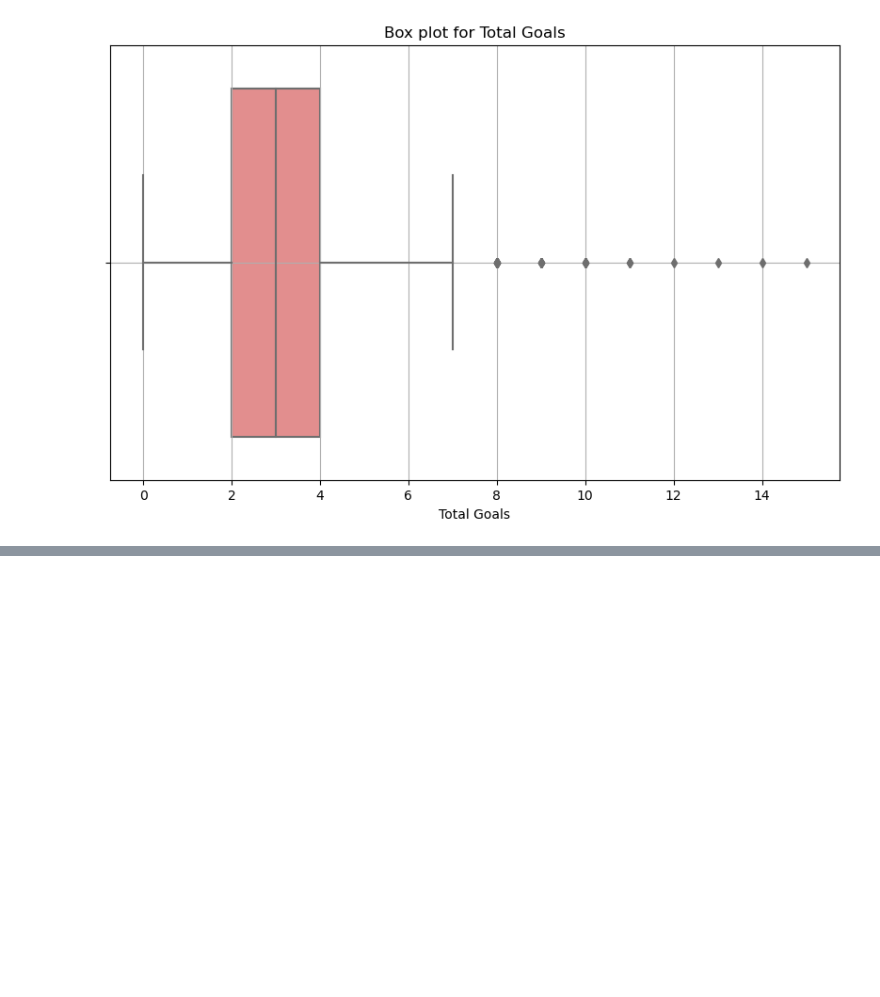
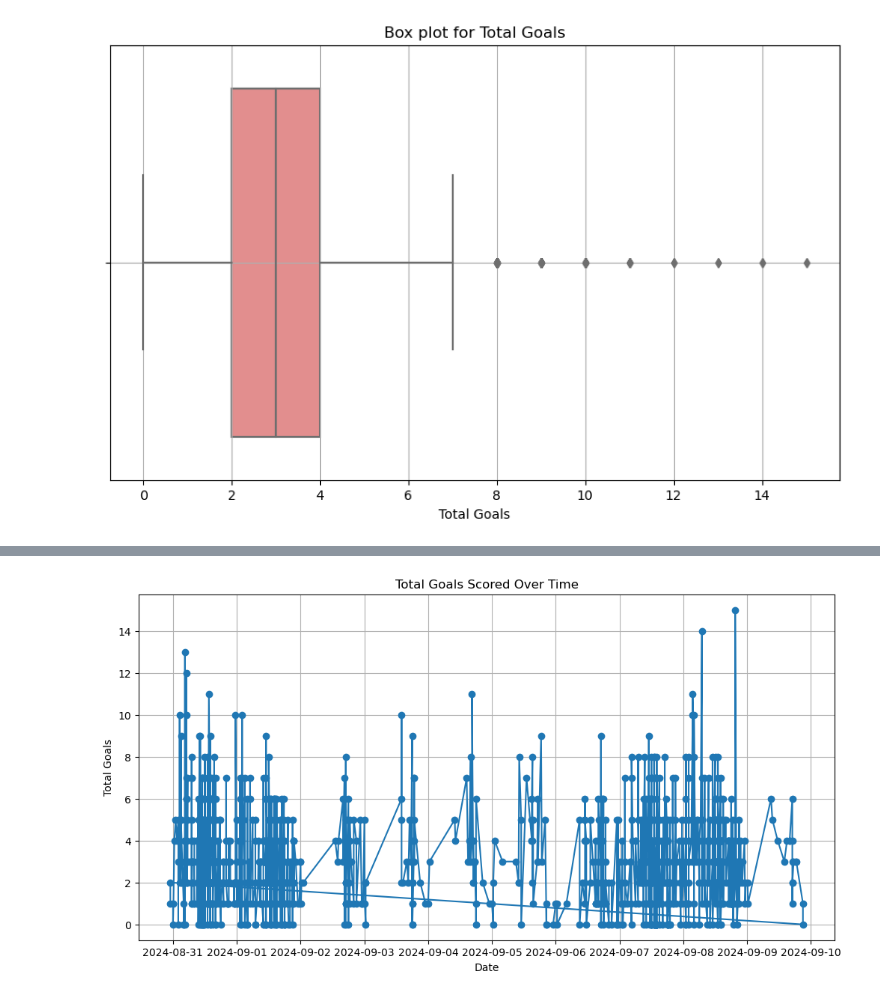
Before and after one commit to MarwaBrian/cel_proj, a Jupyter notebook: winnings.ipynb, the cells around one changed output, grey strips where cells are left out. Cells and saved outputs as stored; diff of their text form; code cells hidden in the pictures; blank space fills up the shorter version.

```diff
--- a/winnings.ipynb
+++ b/winnings.ipynb
@@ -203,0 +228,30 @@ for col in num_columns:
+# %%
+"""
+Visualize trends over time, such as goals scored per match, team performance metrics, or average goals per game week.
+
+Plot the date column on the x-axis and metrics like Total Goals or Home Team Points Per Game (Current) on the y-axis.
+
+import matplotlib.pyplot as plt
+
+plt.figure(figsize=(12, 6))
+plt.plot(df['date'], df['Total Goals'], marker='o', linestyle='-')
+plt.title('Total Goals Over Time')
+plt.xlabel('Date')
+plt.ylabel('Total Goals')
+plt.grid(True)
+plt.show()
+
+"""
+
+#we can start with trends over time, first extract the months
+
+
+plt.figure(figsize=(12, 6))
+plt.plot(df['date'], df['Total Goals'], marker='o', linestyle='-')
+plt.title('Total Goals Scored Over Time')
+plt.xlabel('Date')
+plt.ylabel('Total Goals')
+plt.grid(True)
+plt.show()
+# %% [output]
+[figure, added]
```
Also changed, not shown: parts of 3 cells of this notebook.
